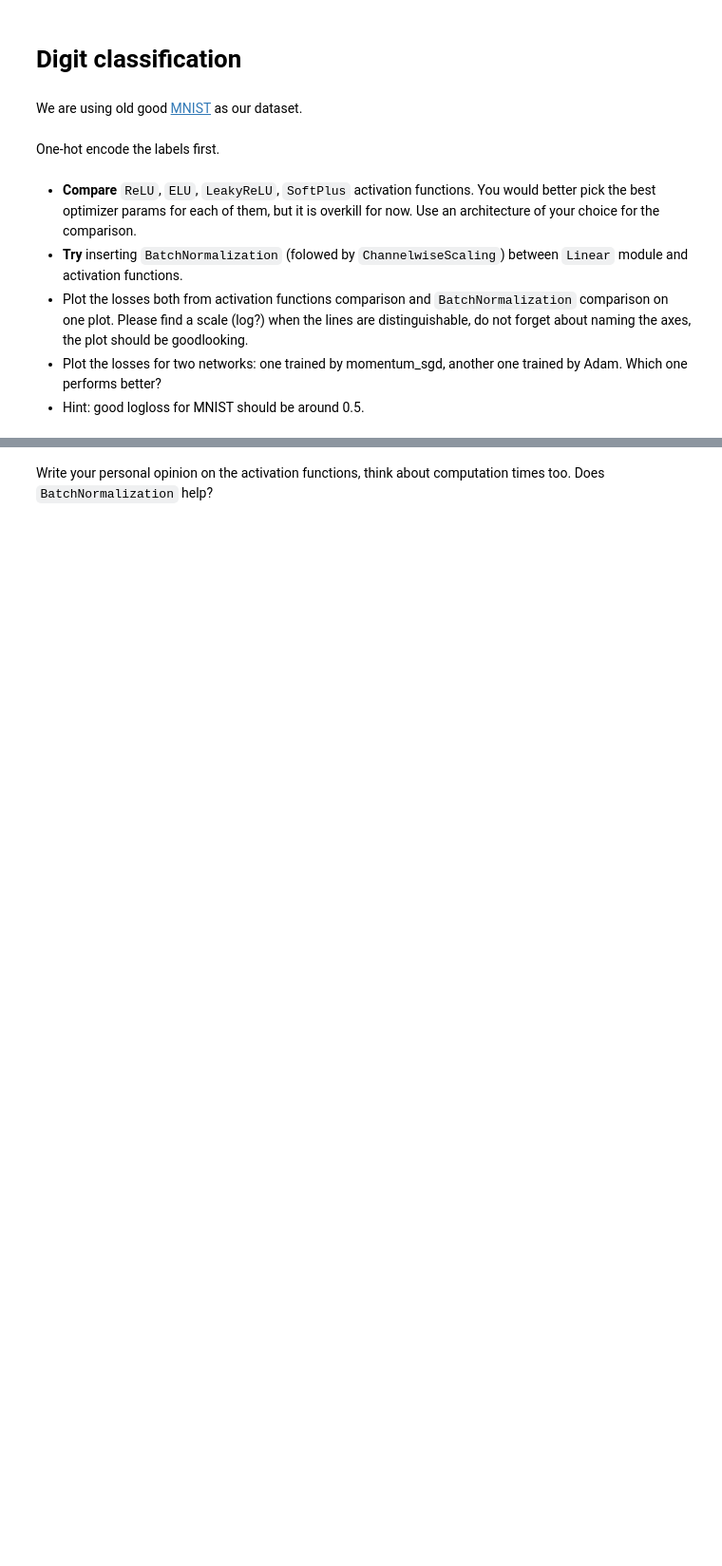
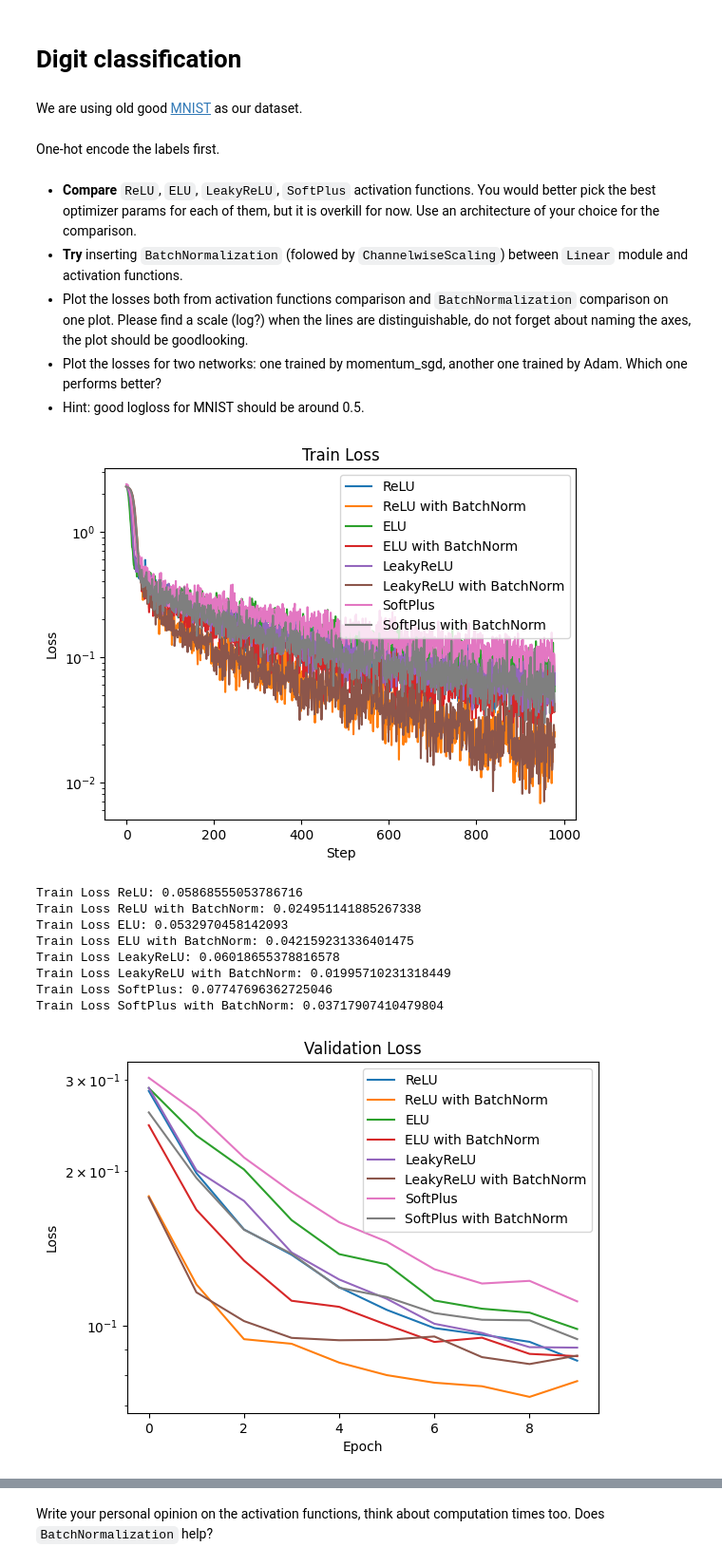
Before and after one commit to LizaAvsyannik/MADE_ML_2022, a Jupyter notebook: homeworks/assignment0_04_nn_from_scratch/main_notebook.ipynb, the cells around one changed output, grey strips where cells are left out. Shown: that part at 95% size. Saved outputs shown, nothing was run; the diff lists cells and outputs as text; code cells hidden in the pictures; blank space fills up the shorter version.

```diff
--- a/homeworks/assignment0_04_nn_from_scratch/main_notebook.ipynb
+++ b/homeworks/assignment0_04_nn_from_scratch/main_notebook.ipynb
@@ -166,3 +176,5 @@ One-hot encode the labels first.
+# %%
+n_in = X_train.shape[1] * X_train.shape[2]
 # %% [markdown]
 - **Compare** `ReLU`, `ELU`, `LeakyReLU`, `SoftPlus` activation functions.
 You would better pick the best optimizer params for each of them, but it is overkill for now. Use an architecture of your choice for the comparison.
@@ -174,0 +259,45 @@ You would better pick the best optimizer params for each of them, but it is over
+# %%
+activation_functions = (ReLU(), ELU(), LeakyReLU(), SoftPlus())
+train_losses = []
+val_losses = []
+labels = []
+
+optimizer = sgd_momentum
+optimizer_config = {'learning_rate' : 1e-1, 'momentum': 0.9}
+
+criterion = ClassNLLCriterion()
+
+n_epoch = 10
+batch_size = 512
+
+for act_func in activation_functions:
+    model = build_model(act_func)
+    train_loss_history, val_loss_history = train_loop(model=model , X=X_train, y=y_train,
+                                                      batch_size=batch_size, n_epoch=n_epoch, criterion=criterion,
+                                                      optimizer=optimizer, optimizer_config=optimizer_config,
+                                                      X_val=X_val, y_val=y_val)
+    train_losses.append(train_loss_history)
+    val_losses.append(val_loss_history)
+    labels.append(str(act_func))
+
+    model = build_model(act_func, with_norm=True)
+    train_loss_history, val_loss_history = train_loop(model=model , X=X_train, y=y_train,
+                                                      batch_size=batch_size, n_epoch=n_epoch, criterion=criterion,
+                                                      optimizer=optimizer, optimizer_config=optimizer_config,
+                                                      X_val=X_val, y_val=y_val)
+    train_losses.append(train_loss_history)
+    val_losses.append(val_loss_history)
+    labels.append(f'{str(act_func)} with BatchNorm')
+# %%
+plot_losses(np.array(train_losses), np.array(val_losses), labels)
+# %% [output]
+[figure, added]
+Train Loss ReLU: 0.05868555053786716
+Train Loss ReLU with BatchNorm: 0.024951141885267338
+Train Loss ELU: 0.0532970458142093
+Train Loss ELU with BatchNorm: 0.042159231336401475
+Train Loss LeakyReLU: 0.06018655378816578
+Train Loss LeakyReLU with BatchNorm: 0.01995710231318449
+Train Loss SoftPlus: 0.07747696362725046
+Train Loss SoftPlus with BatchNorm: 0.03717907410479804
+[figure, added]
```
Also changed, not shown: parts of 29 cells of this notebook.
